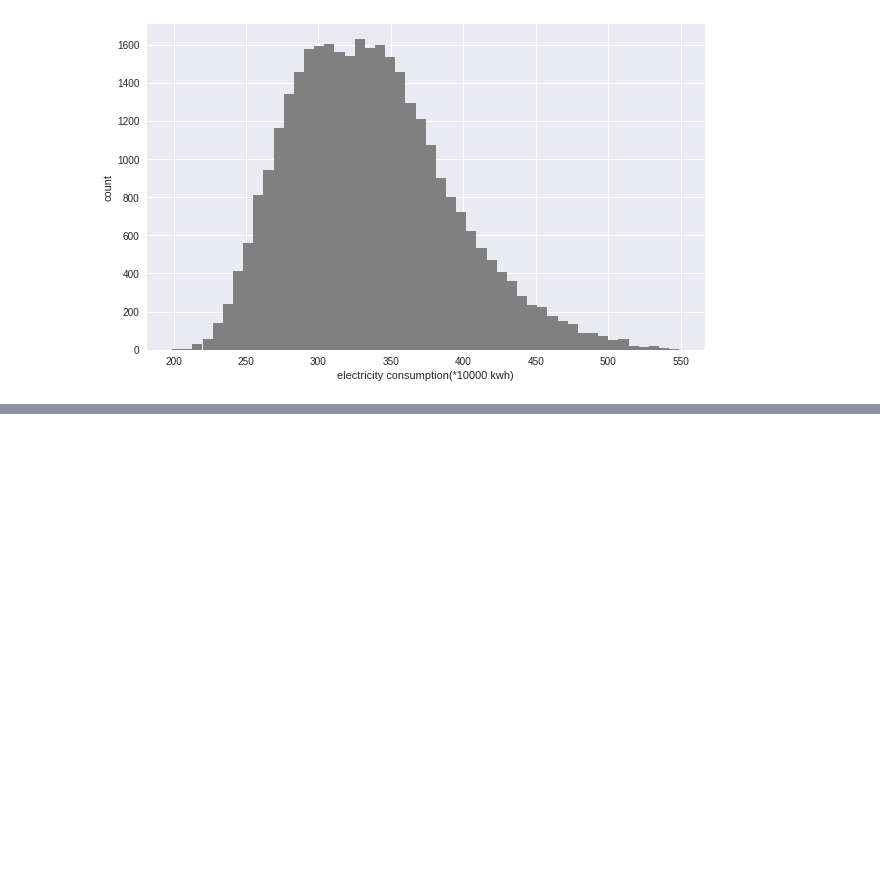
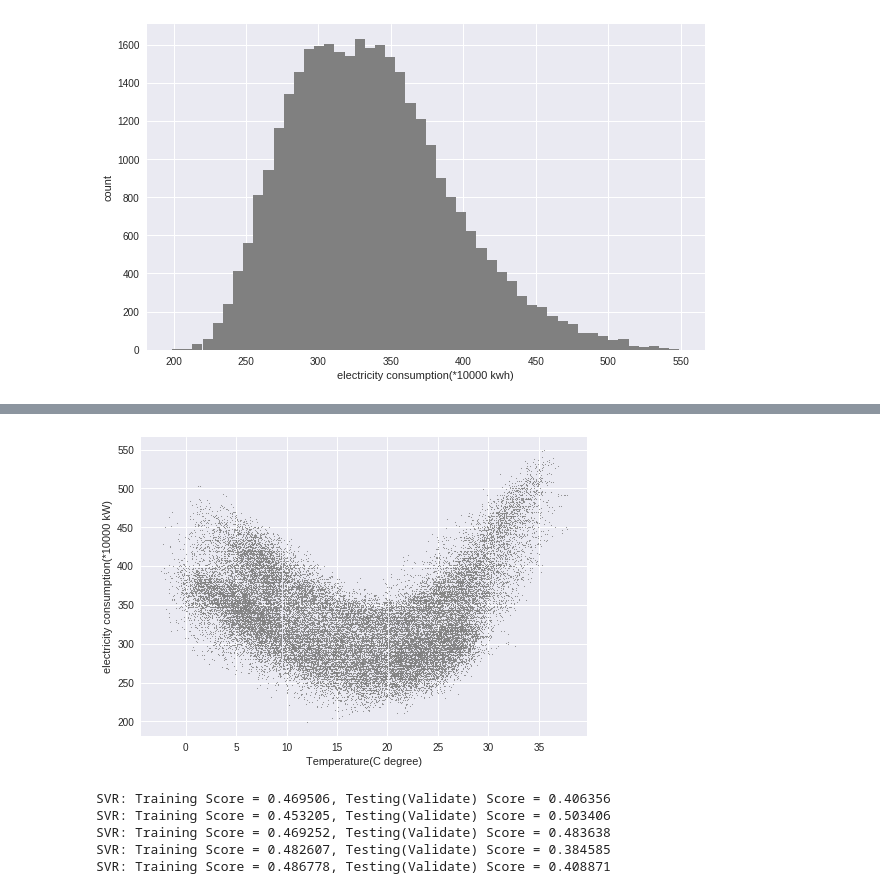
Before and after one commit to kintarou/django-starter, a Jupyter notebook: electric_regression.ipynb, the cells around one changed output, grey strips where cells are left out. Drawn from its saved outputs; the diff is of its cells as text; code cells hidden in the pictures; blank space fills up the shorter version.

```diff
--- a/electric_regression.ipynb
+++ b/electric_regression.ipynb
@@ -170,0 +202,50 @@ plt.savefig('7-4-1-2-graph.png')
+# %%
+import pandas as pd
+ed = [pd.read_csv('shikoku_electricity_%d.csv' % year, skiprows=3, names=['DATE','TIME','consumption'], parse_dates={'date_hour':['DATE','TIME']}, index_col='date_hour') for year in[2012, 2013, 2014, 2015, 2016]]
+elec_data = pd.concat(ed)
+tmp = pd.read_csv(u'47891_高松.csv', parse_dates={'date_hour':["日時"]}, index_col="date_hour", na_values="x")
+del tmp["時"]
+columns={"降水量(mm)":"rain","気温(℃)":"temperature","日照時間(h)":"sunhour","湿度(%)":"humid",}
+tmp.rename(columns=columns, inplace=True)
+
+takamatsu = elec_data.join(tmp["temperature"]).dropna().as_matrix()
+
+takamatsu_elec = takamatsu[:, 0:1]
+takamatsu_wthr = takamatsu[:, 1:]
+# %%
+from matplotlib import pyplot as plt
+plt.xlabel('Temperature(C degree)')
+plt.ylabel('electricity consumption(*10000 kW)')
+plt.scatter(takamatsu_wthr, takamatsu_elec, s=0.5,
+            color="gray", label='electricity consumption(measured)')
+plt.savefig('7-5-1-1-graph.png')
+# %% [output]
+[figure, added]
+# %%
+import sklearn.cross_validation
+import sklearn.svm
+
+data_count = len(takamatsu_elec)
+
+kf = sklearn.cross_validation.KFold(data_count, n_folds=5)
+
+for train, test in kf:
+    x_train = takamatsu_wthr[train]
+    x_test = takamatsu_wthr[test]
+    y_train = takamatsu_elec[train]
+    y_test = takamatsu_elec[test]
+
+    # -- SVR --
+    model = sklearn.svm.SVR()
+    y_train = y_train.flatten()
+    y_test = y_test.flatten()
+
+    model.fit(x_train, y_train)
+    print ("SVR: Training Score = %f, Testing(Validate) Score = %f" %
+           (model.score(x_train, y_train), model.score(x_test, y_test)))
+# %% [output]
+SVR: Training Score = 0.469506, Testing(Validate) Score = 0.406356
+SVR: Training Score = 0.453205, Testing(Validate) Score = 0.503406
+SVR: Training Score = 0.469252, Testing(Validate) Score = 0.483638
+SVR: Training Score = 0.482607, Testing(Validate) Score = 0.384585
+SVR: Training Score = 0.486778, Testing(Validate) Score = 0.408871
```
Also changed, not shown: parts of 6 cells of this notebook.
